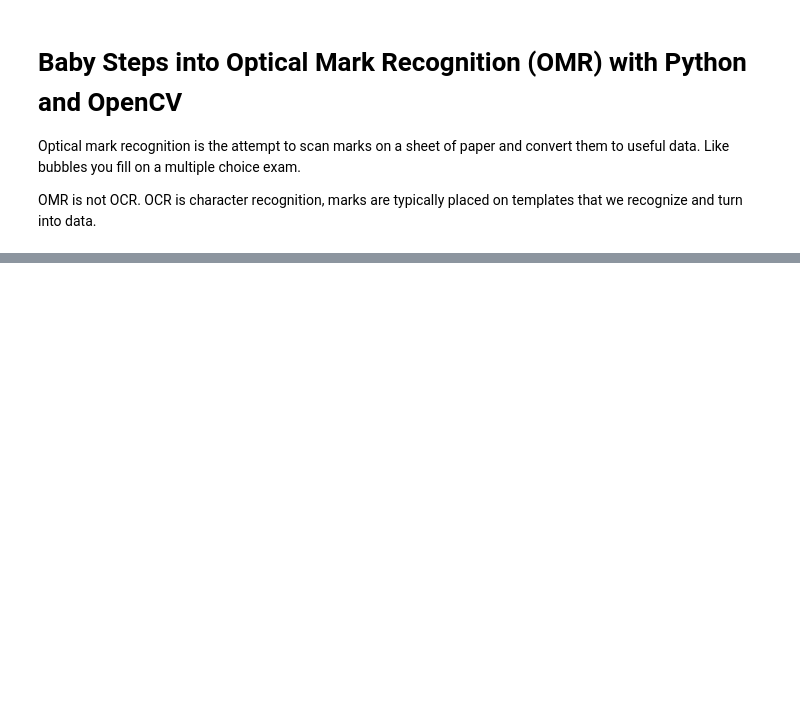
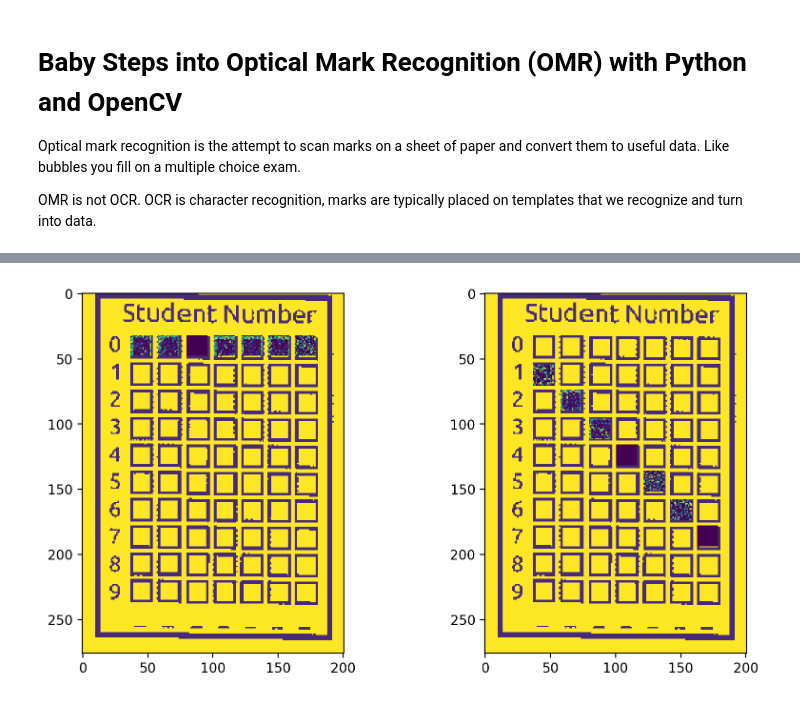
Before and after one commit to abramhindle/python-omr-talk, a Jupyter notebook: Python-OMR-Talk.ipynb, the cells around one changed output, grey strips where cells are left out. Cells and saved outputs as stored; diff of their text form; code cells hidden in the pictures; blank space fills up the shorter version.

```diff
--- a/Python-OMR-Talk.ipynb
+++ b/Python-OMR-Talk.ipynb
@@ -86,0 +231,8 @@ plt.show()
+# %%
+N_DIGITS = 7
+template = cv.imread('blank001.png',0)
+zerod = label_image(template,[0 for i in range(1,N_DIGITS+1)])
+series = label_image(template,list(range(1,N_DIGITS+1)))
+plot_row([zerod,series])
+# %% [output]
+[figure, added]
```
Also changed, not shown: parts of 30 cells of this notebook.
